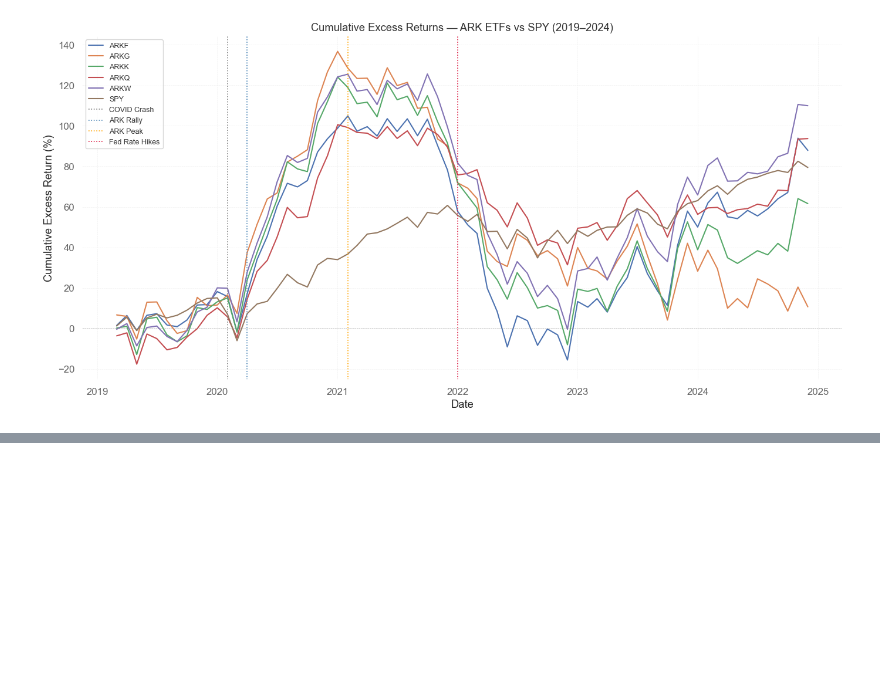
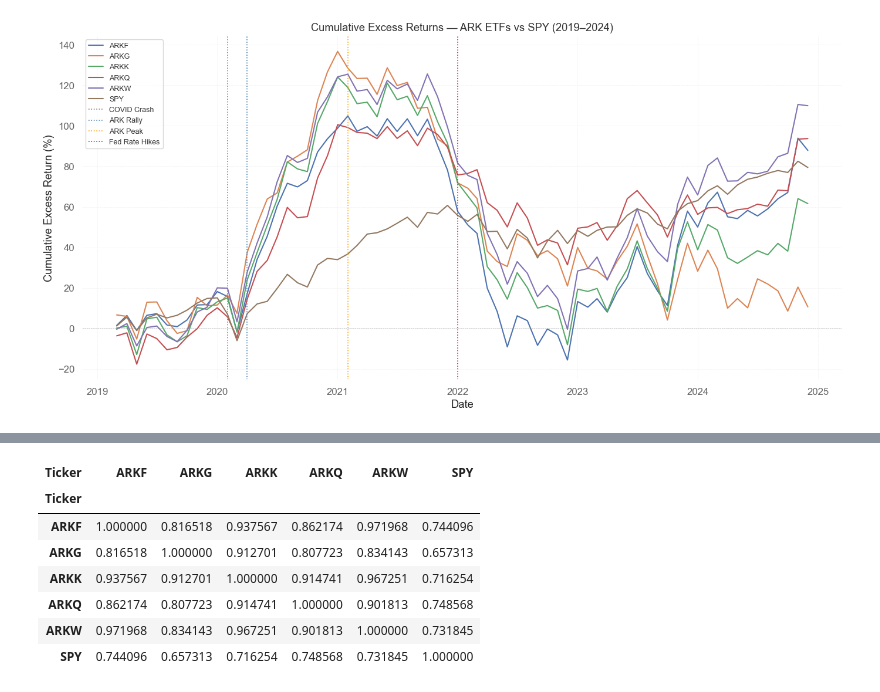
Before and after one commit to fenicola/Ark_Invest_skill_or_luck, a Jupyter notebook: progetto.ipynb, the cells around one changed output, grey strips where cells are left out. Drawn from its saved outputs; the diff is of its cells as text; code cells hidden in the pictures; blank space fills up the shorter version.

```diff
--- a/progetto.ipynb
+++ b/progetto.ipynb
@@ -238,0 +254,12 @@ plt.show()
+# %%
+# Matrice di correlazione
+er[etf_tickers].corr().style.background_gradient(cmap='coolwarm', vmin=0, vmax=1)
+# %% [output]
+| Ticker | ARKF | ARKG | ARKK | ARKQ | ARKW | SPY |
+| Ticker |  |  |  |  |  |  |
+| ARKF | 1.000000 | 0.816518 | 0.937567 | 0.862174 | 0.971968 | 0.744096 |
+| ARKG | 0.816518 | 1.000000 | 0.912701 | 0.807723 | 0.834143 | 0.657313 |
+| ARKK | 0.937567 | 0.912701 | 1.000000 | 0.914741 | 0.967251 | 0.716254 |
+| ARKQ | 0.862174 | 0.807723 | 0.914741 | 1.000000 | 0.901813 | 0.748568 |
+| ARKW | 0.971968 | 0.834143 | 0.967251 | 0.901813 | 1.000000 | 0.731845 |
+| SPY | 0.744096 | 0.657313 | 0.716254 | 0.748568 | 0.731845 | 1.000000 |
```
Also changed, not shown: parts of 6 cells of this notebook.
